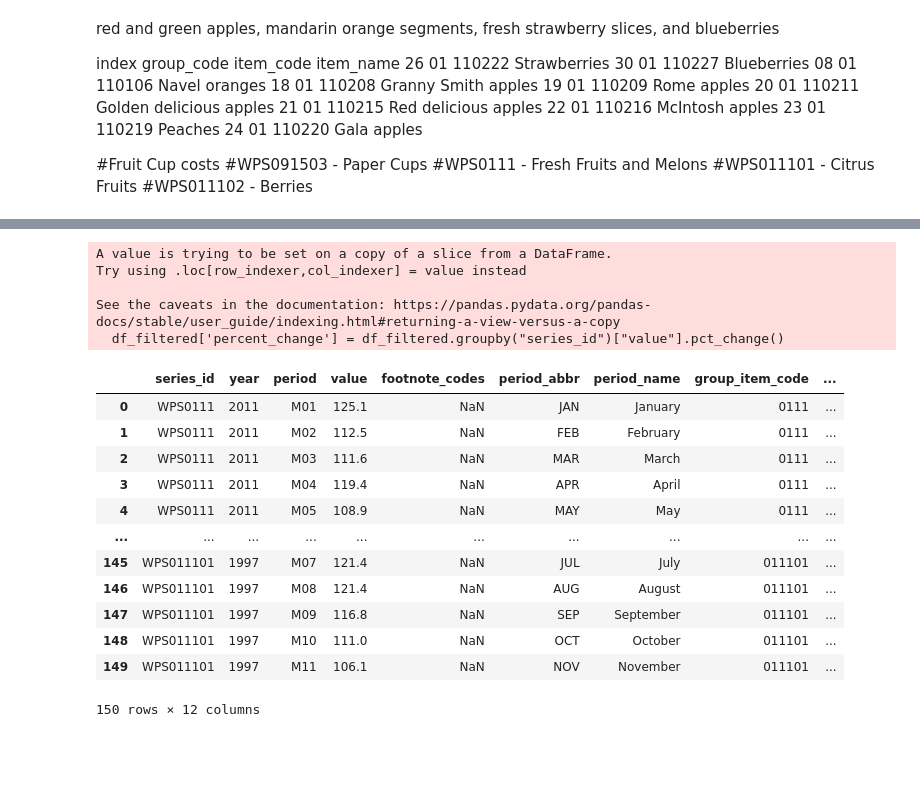
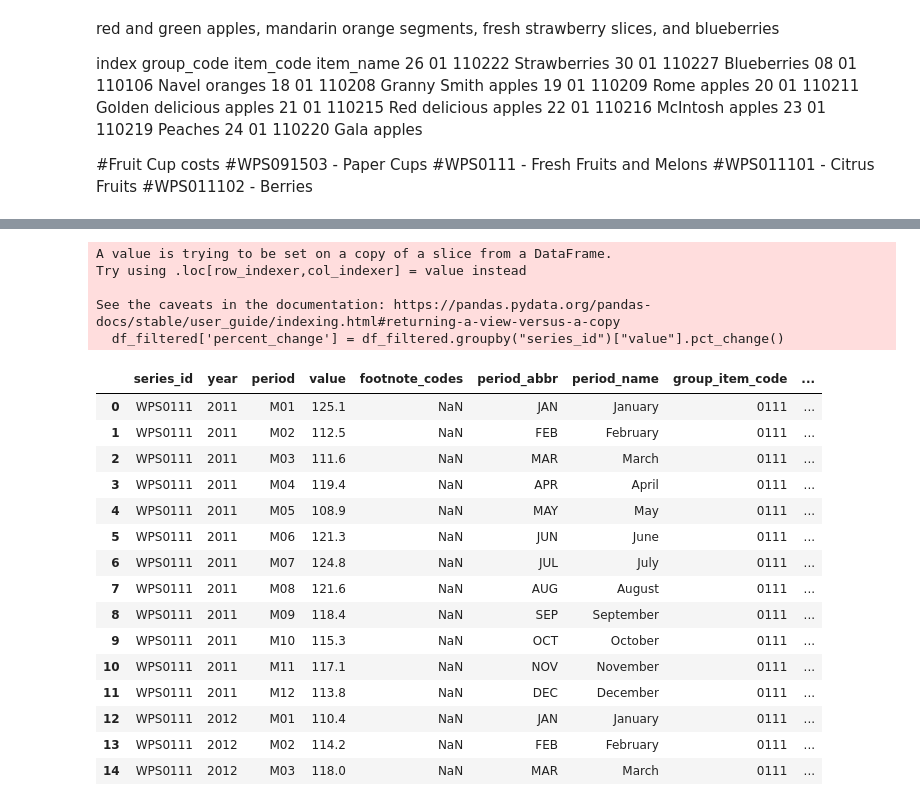
Before and after one commit to DatalyticsPro/DataAnalyticsExamples, a Jupyter notebook: ChikFilA.ipynb, the cells around one changed output, grey strips where cells are left out. Cells and saved outputs as stored; diff of their text form; code cells hidden in the pictures; blank space fills up the shorter version.

```diff
--- a/ChikFilA.ipynb
+++ b/ChikFilA.ipynb
@@ -216,39 +159,42 @@ ppseries.head(1000)
 # Merge DFs Index and bring over series "period"
 df_index = ppindex.merge(ppperiods, on='period', how='left')
 
 # Strip whitespace from all string columns and values in df_index
 df_index = df_index.apply(lambda x: x.str.strip() if x.dtype == 'object' else x)
 df_index.columns = df_index.columns.str.replace(r'\s+', '')
 
 # Split out WPS from WPS0110 from Series_ID and concatenate group_code and item_code
 df_index['group_item_code'] = df_index['series_id'].str.extract('(\d+)')
 df_index = df_index.merge(ppitems, on='group_item_code', how='left')
 
 # Filter on specific series IDs
 series_ids = ["WPS091503", "WPS0111", "WPS011101", "WPS011102"]
 df_filtered = df_index[df_index["series_id"].isin(series_ids)]
 
 # Calculate percent change
 df_filtered['percent_change'] = df_filtered.groupby("series_id")["value"].pct_change()
 
-df_filtered.head(150)
+df_filtered.head(15)
 # %% [output]
 A value is trying to be set on a copy of a slice from a DataFrame.
 Try using .loc[row_indexer,col_indexer] = value instead
 
 See the caveats in the documentation: https://pandas.pydata.org/pandas-docs/stable/user_guide/indexing.html#returning-a-view-versus-a-copy
   df_filtered['percent_change'] = df_filtered.groupby("series_id")["value"].pct_change()
 |  | series_id | year | period | value | footnote_codes | period_abbr | period_name | group_item_code | ... |
 | 0 | WPS0111 | 2011 | M01 | 125.1 | NaN | JAN | January | 0111 | ... |
 | 1 | WPS0111 | 2011 | M02 | 112.5 | NaN | FEB | February | 0111 | ... |
 | 2 | WPS0111 | 2011 | M03 | 111.6 | NaN | MAR | March | 0111 | ... |
 | 3 | WPS0111 | 2011 | M04 | 119.4 | NaN | APR | April | 0111 | ... |
 | 4 | WPS0111 | 2011 | M05 | 108.9 | NaN | MAY | May | 0111 | ... |
-| ... | ... | ... | ... | ... | ... | ... | ... | ... | ... |
-| 145 | WPS011101 | 1997 | M07 | 121.4 | NaN | JUL | July | 011101 | ... |
-| 146 | WPS011101 | 1997 | M08 | 121.4 | NaN | AUG | August | 011101 | ... |
-| 147 | WPS011101 | 1997 | M09 | 116.8 | NaN | SEP | September | 011101 | ... |
-| 148 | WPS011101 | 1997 | M10 | 111.0 | NaN | OCT | October | 011101 | ... |
-| 149 | WPS011101 | 1997 | M11 | 106.1 | NaN | NOV | November | 011101 | ... |
+| 5 | WPS0111 | 2011 | M06 | 121.3 | NaN | JUN | June | 0111 | ... |
+| 6 | WPS0111 | 2011 | M07 | 124.8 | NaN | JUL | July | 0111 | ... |
+| 7 | WPS0111 | 2011 | M08 | 121.6 | NaN | AUG | August | 0111 | ... |
+| 8 | WPS0111 | 2011 | M09 | 118.4 | NaN | SEP | September | 0111 | ... |
+| 9 | WPS0111 | 2011 | M10 | 115.3 | NaN | OCT | October | 0111 | ... |
+| 10 | WPS0111 | 2011 | M11 | 117.1 | NaN | NOV | November | 0111 | ... |
+| 11 | WPS0111 | 2011 | M12 | 113.8 | NaN | DEC | December | 0111 | ... |
+| 12 | WPS0111 | 2012 | M01 | 110.4 | NaN | JAN | January | 0111 | ... |
+| 13 | WPS0111 | 2012 | M02 | 114.2 | NaN | FEB | February | 0111 | ... |
+| 14 | WPS0111 | 2012 | M03 | 118.0 | NaN | MAR | March | 0111 | ... |
-150 rows × 12 columns
 # %%
```
Also changed, not shown: parts of 7 cells of this notebook.
